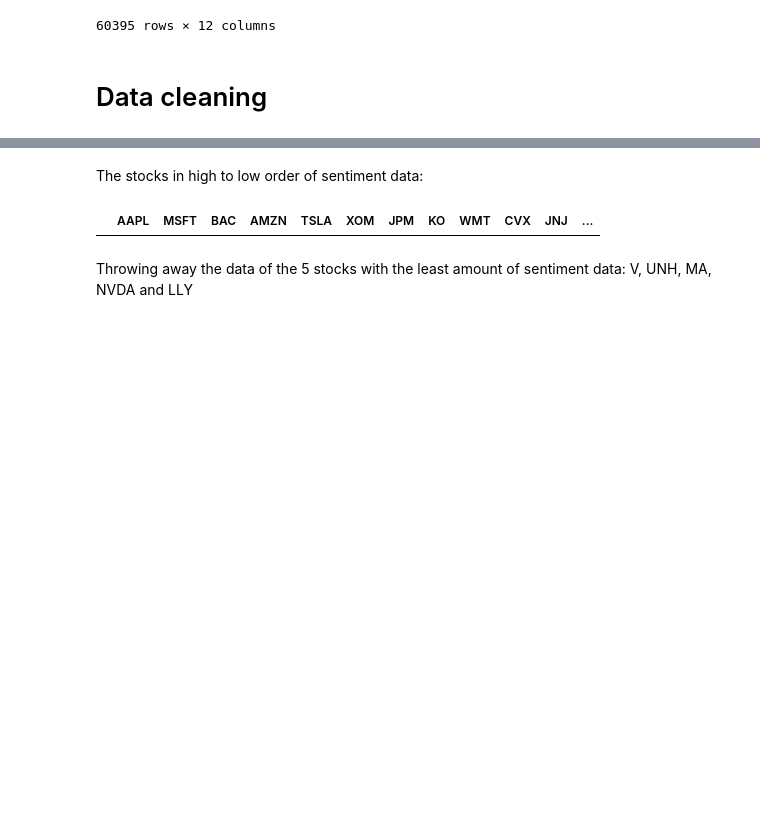
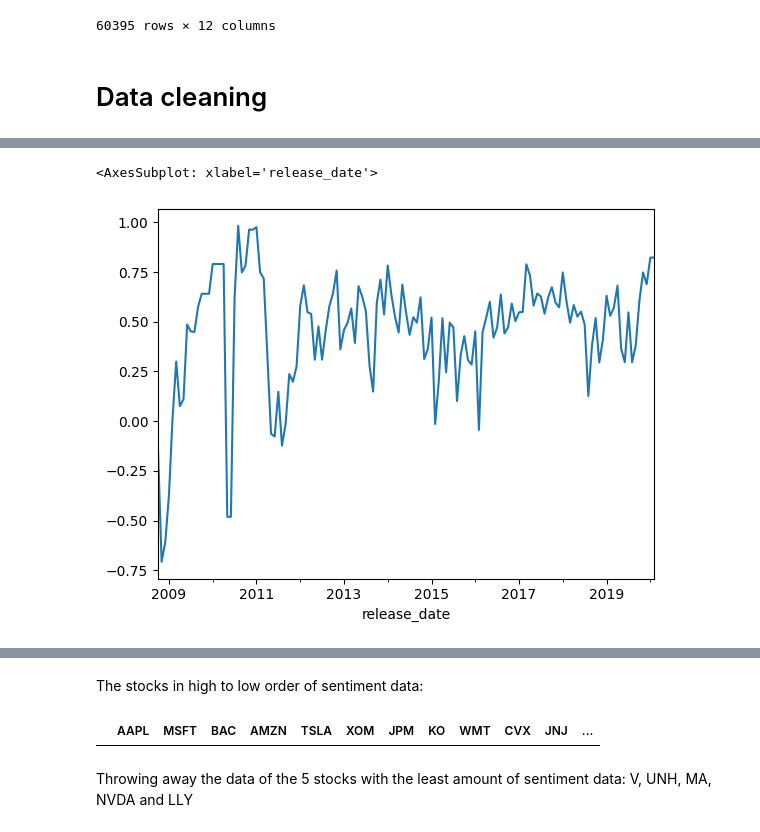
Before and after one commit to DerkNiessink/Project_SDA, a Jupyter notebook: src/Sentiment Timeseries.ipynb, the cells around one changed output, grey strips where cells are left out. Saved outputs shown, nothing was run; the diff lists cells and outputs as text; code cells hidden in the pictures; blank space fills up the shorter version.

```diff
--- a/src/Sentiment Timeseries.ipynb
+++ b/src/Sentiment Timeseries.ipynb
@@ -49,0 +31,13 @@ Take the monthly average of the sentiment.
+# %%
+sentiment_df = df[["ticker", "release_date", "dic_sentiment"]]
+
+
+dates = sentiment_df["release_date"]
+sentiment_df.index = pd.DatetimeIndex(dates)
+del sentiment_df["release_date"]
+sentiment_df.sort_values(by='release_date')
+
+
+sentiment_df = sentiment_df.pivot_table(index = sentiment_df.index, columns=['ticker'], values='dic_sentiment')
+
+sentiment_df
@@ -49,0 +61,4 @@ Take the monthly average of the sentiment.
+# %%
+monthly_average_df = sentiment_df.resample("MS").mean()
+monthly_average_df = monthly_average_df.fillna(method="ffill")
+monthly_average_df
@@ -49,0 +98,5 @@ Take the monthly average of the sentiment.
+# %%
+monthly_average_df["BAC"].plot()
+# %% [output]
+<AxesSubplot: xlabel='release_date'>
+[figure, added]
```
Also changed, not shown: parts of 54 cells of this notebook, 2 other files.
